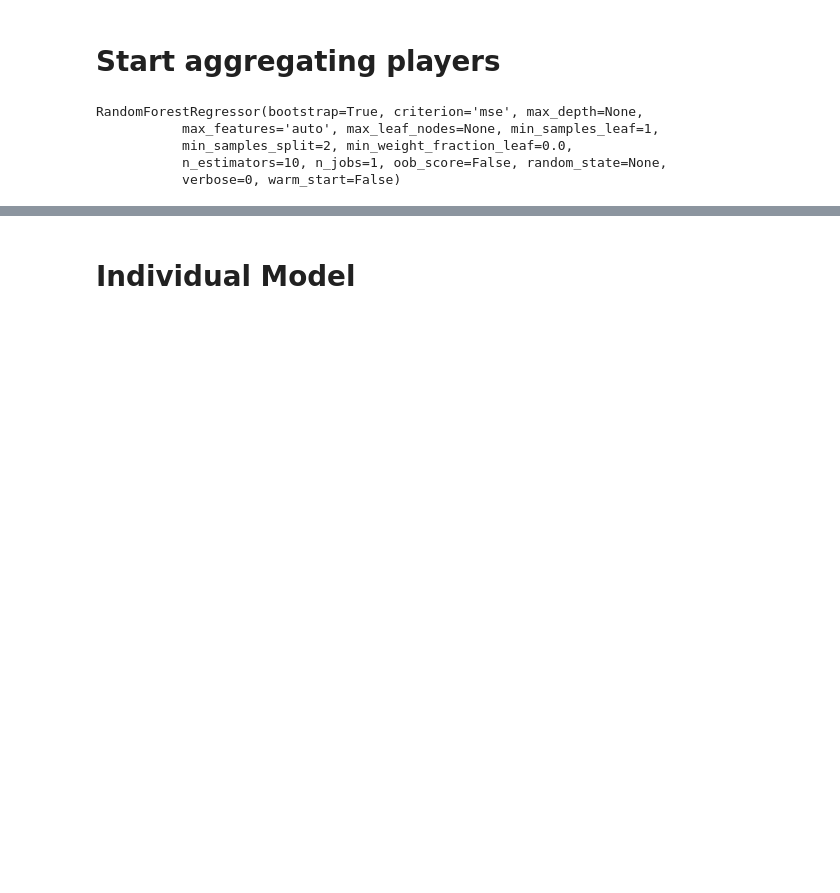
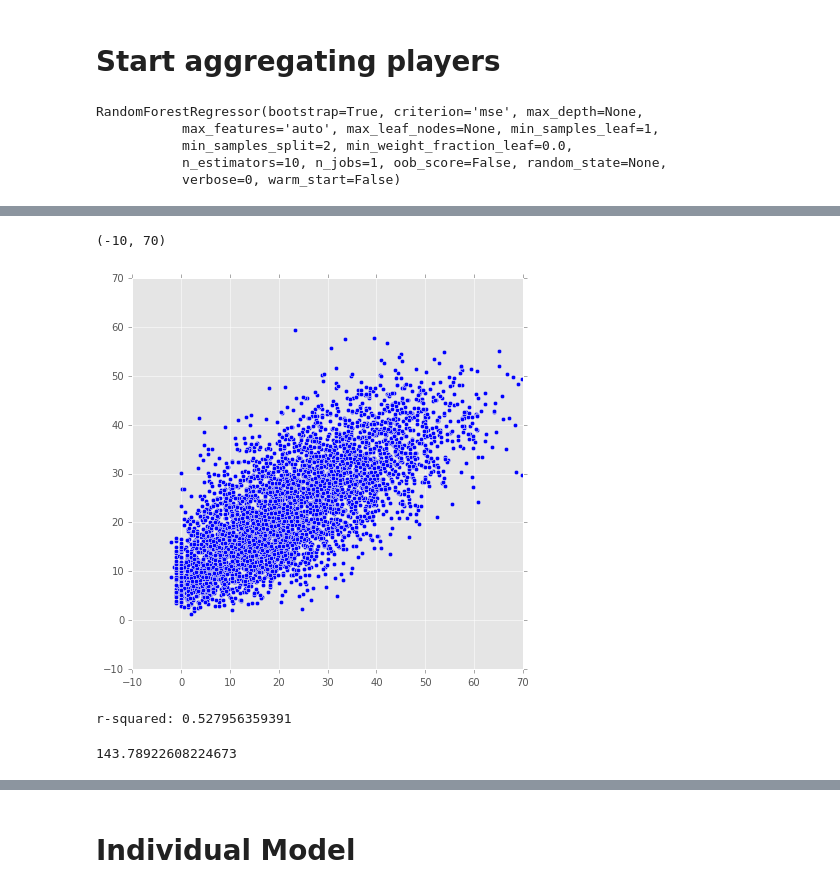
Before and after one commit to EricHPei/fantasy-score-predictor, a Jupyter notebook: score-predictor/src/Test.ipynb, the cells around one changed output, grey strips where cells are left out. Cells and saved outputs as stored; diff of their text form; code cells hidden in the pictures; blank space fills up the shorter version.

Commit message:
FirstCluster Model

```diff
--- a/score-predictor/src/Test.ipynb
+++ b/score-predictor/src/Test.ipynb
@@ -581,0 +586,15 @@ Name: FG, dtype: int64
+# %%
+predictedscores = pd.DataFrame({'index':afterone_x.index, 'FG':predictedFG})
+# %%
+#predictedscores['FG'] = predictedFG
+predictedscores['FT'] = predictedFT
+predictedscores['3P'] = predicted3P
+predictedscores['TOV'] = predictedTOV
+predictedscores['TRB'] = predictedTRB
+predictedscores['STL'] = predictedSTL
+predictedscores['AST'] = predictedAST
+predictedscores['BLK'] = predictedBLK
+# %%
+predictedscores['SCR'] = 2*predictedscores['FG'] + predictedscores['3P'] + predictedscores['FT'] \
+                            + 1.2*predictedscores['TRB'] + 1.5*predictedscores['AST'] + 2*\
+                            predictedscores['BLK'] + 2*predictedscores['STL'] - predictedscores['TOV']
@@ -581,0 +629,3 @@ Name: FG, dtype: int64
+# %%
+clusterone_score = 2*afterone_y['FG'] + afterone_y['3P'] + afterone_y['FT'] + 1.2*afterone_y['TRB'] + 1.5*afterone_y['AST']\
+                + 2*afterone_y['BLK'] + 2*afterone_y['STL'] - afterone_y['TOV']
@@ -581,0 +684,8 @@ Name: FG, dtype: int64
+# %%
+plt.figure(figsize=(7,7))
+plt.scatter(clusterone_score, predictedscores['SCR'])
+plt.xlim(-10,70)
+plt.ylim(-10,70)
+# %% [output]
+(-10, 70)
+[figure, added]
@@ -581,0 +696,8 @@ Name: FG, dtype: int64
+# %%
+print "r-squared:", r_value**2
+# %% [output]
+r-squared: 0.527956359391
+# %%
+mean_squared_error(clusterone_score, afterone_y['SCRavg'])
+# %% [output]
+143.78922608224673
```
Also changed, not shown: parts of 77 cells of this notebook, 4 other files.
